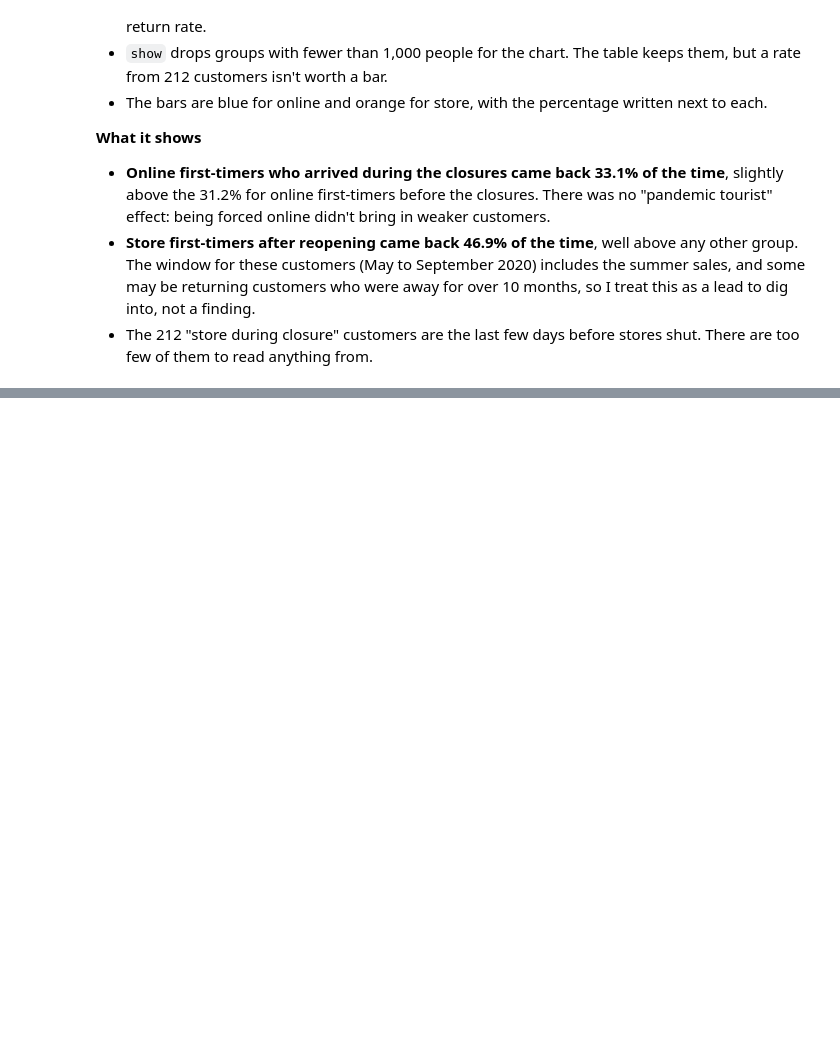
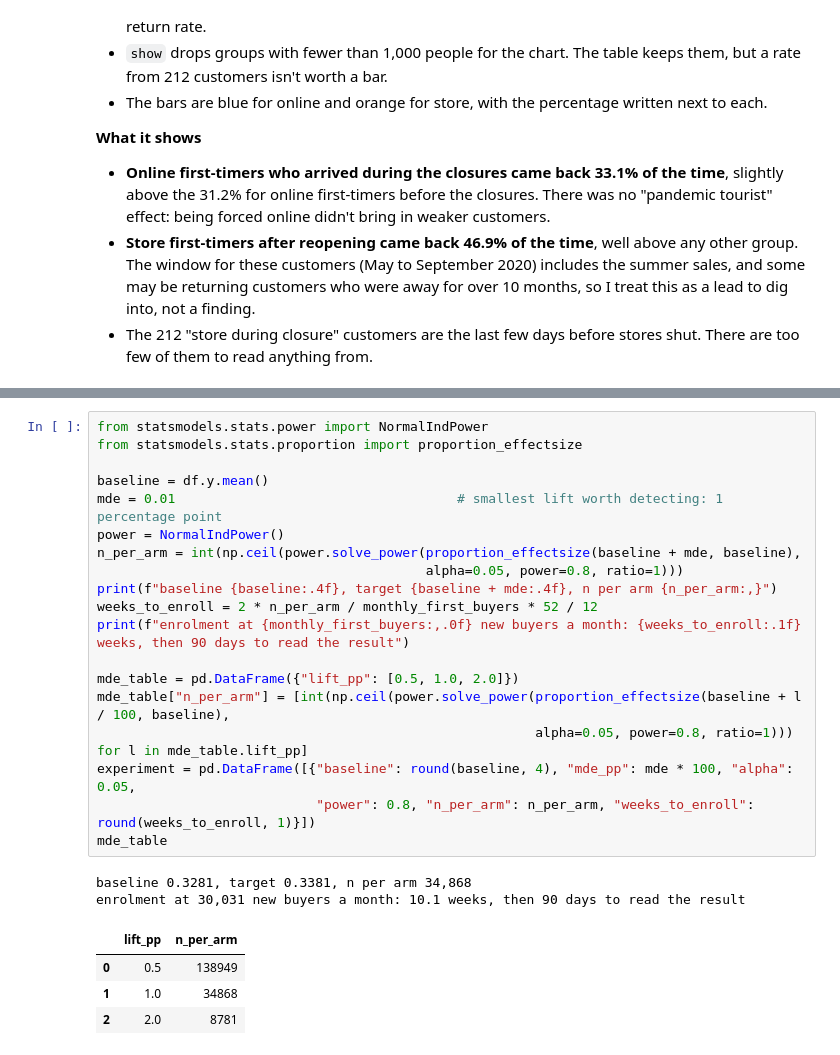
Before and after one commit to potatomato03/hm-first-purchase-retention, a Jupyter notebook: notebooks/analysis.ipynb, the cells around one changed output, grey strips where cells are left out. Cells and saved outputs as stored; diff of their text form; blank space fills up the shorter version.

```diff
--- a/notebooks/analysis.ipynb
+++ b/notebooks/analysis.ipynb
@@ -875,0 +970,26 @@ closure
+# %%
+from statsmodels.stats.power import NormalIndPower
+from statsmodels.stats.proportion import proportion_effectsize
+
+baseline = df.y.mean()
+mde = 0.01                                    # smallest lift worth detecting: 1 percentage point
+power = NormalIndPower()
+n_per_arm = int(np.ceil(power.solve_power(proportion_effectsize(baseline + mde, baseline),
+                                          alpha=0.05, power=0.8, ratio=1)))
+print(f"baseline {baseline:.4f}, target {baseline + mde:.4f}, n per arm {n_per_arm:,}")
+weeks_to_enroll = 2 * n_per_arm / monthly_first_buyers * 52 / 12
+print(f"enrolment at {monthly_first_buyers:,.0f} new buyers a month: {weeks_to_enroll:.1f} weeks, then 90 days to read the result")
+
+mde_table = pd.DataFrame({"lift_pp": [0.5, 1.0, 2.0]})
+mde_table["n_per_arm"] = [int(np.ceil(power.solve_power(proportion_effectsize(baseline + l / 100, baseline),
+                                                        alpha=0.05, power=0.8, ratio=1))) for l in mde_table.lift_pp]
+experiment = pd.DataFrame([{"baseline": round(baseline, 4), "mde_pp": mde * 100, "alpha": 0.05,
+                            "power": 0.8, "n_per_arm": n_per_arm, "weeks_to_enroll": round(weeks_to_enroll, 1)}])
+mde_table
+# %% [output]
+baseline 0.3281, target 0.3381, n per arm 34,868
+enrolment at 30,031 new buyers a month: 10.1 weeks, then 90 days to read the result
+|  | lift_pp | n_per_arm |
+| 0 | 0.5 | 138949 |
+| 1 | 1.0 | 34868 |
+| 2 | 2.0 | 8781 |
```
Also changed, not shown: parts of 13 cells of this notebook, 11 other files.
